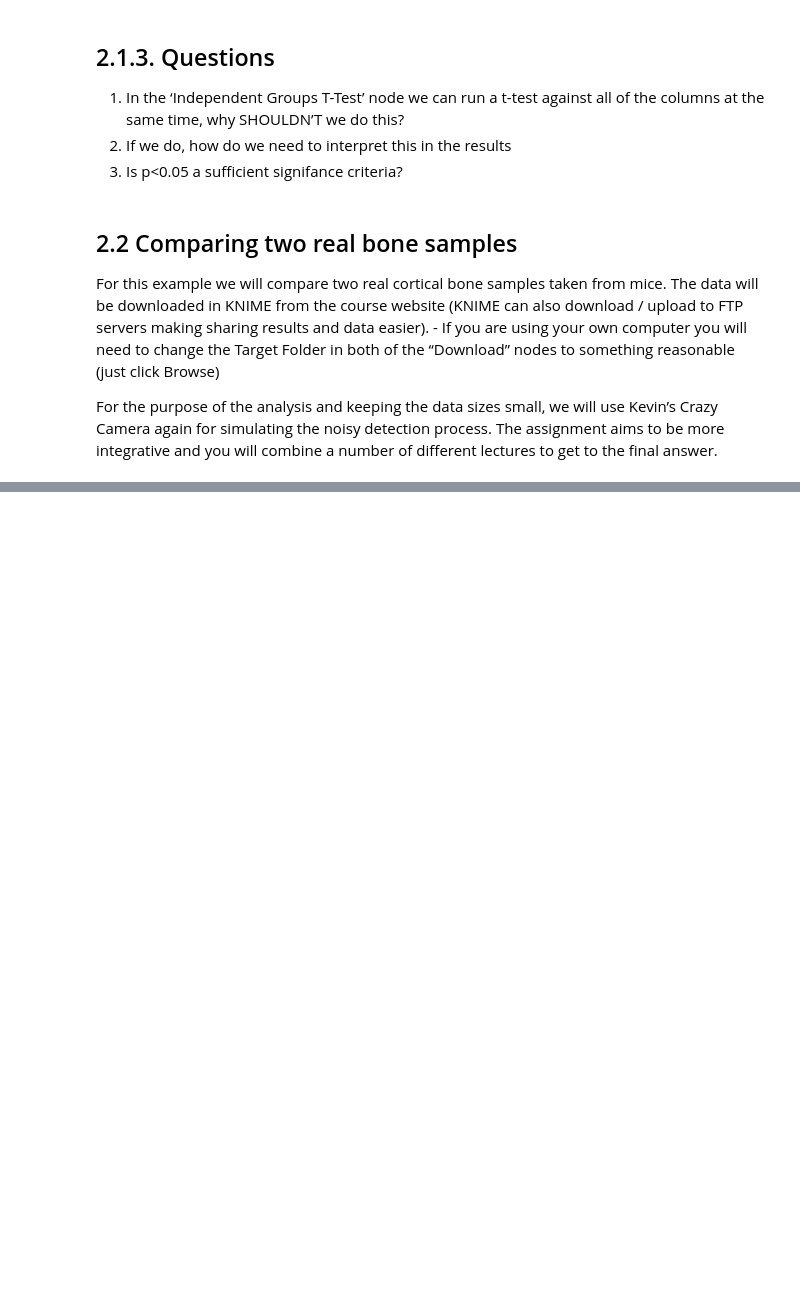
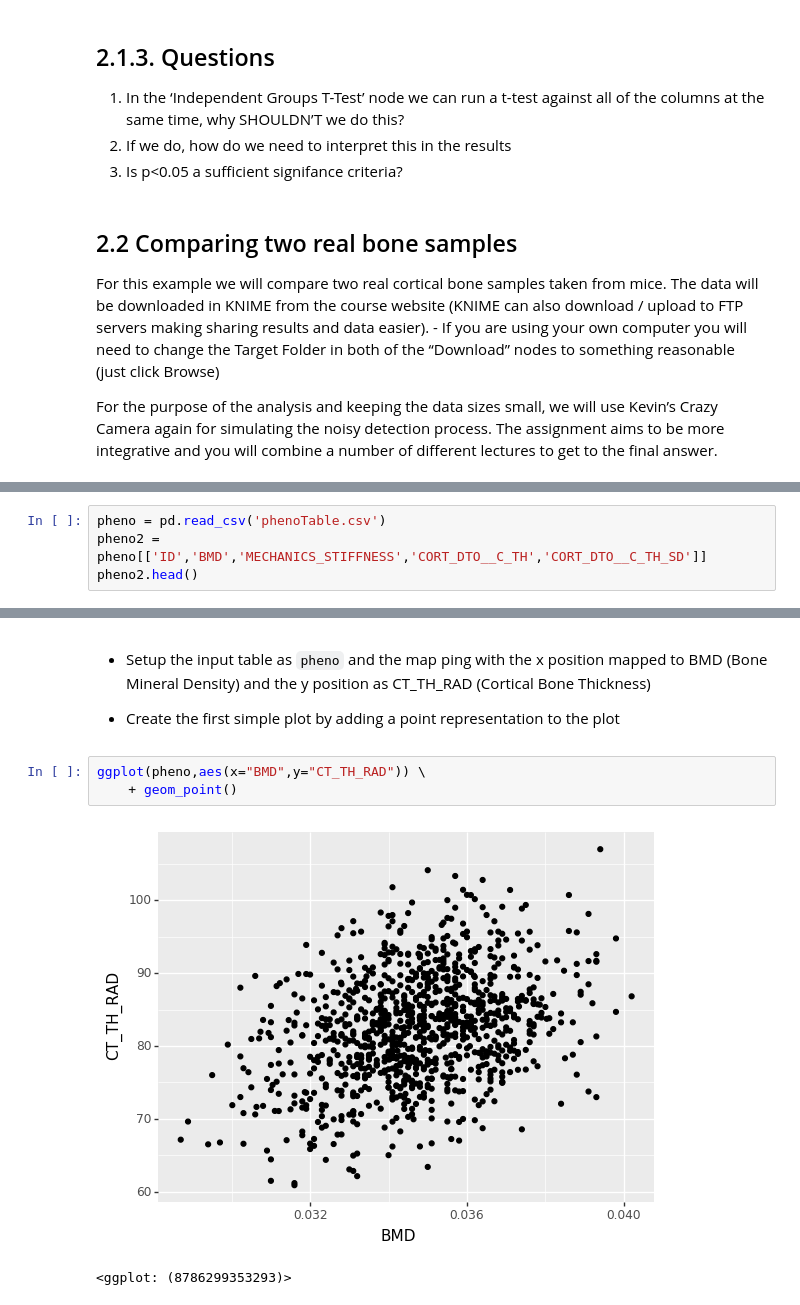
Before and after one commit to kmader/Quantitative-Big-Imaging-2019, a Jupyter notebook: Exercises/10-Statistics_DataFrames/10-Statistics_DataFrames.ipynb, the cells around one changed output, grey strips where cells are left out. Saved outputs shown, nothing was run; the diff lists cells and outputs as text; blank space fills up the shorter version.

````diff
--- a/Exercises/10-Statistics_DataFrames/10-Statistics_DataFrames.ipynb
+++ b/Exercises/10-Statistics_DataFrames/10-Statistics_DataFrames.ipynb
@@ -141,0 +251,4 @@ ggplot(cur.df,aes(x=volume))+
+# %%
+pheno = pd.read_csv('phenoTable.csv')
+pheno2 = pheno[['ID','BMD','MECHANICS_STIFFNESS','CORT_DTO__C_TH','CORT_DTO__C_TH_SD']]
+pheno2.head()
@@ -141,0 +262,10 @@ ggplot(cur.df,aes(x=volume))+
+# %% [markdown]
+- Setup the input table as ```pheno``` and the map	ping with the x position mapped to BMD (Bone Mineral Density) and the y position as CT_TH_RAD (Cortical Bone Thickness)
+
+- Create the first simple plot by adding a point representation to the plot
+# %%
+ggplot(pheno,aes(x="BMD",y="CT_TH_RAD")) \
+    + geom_point()
+# %% [output]
+[figure, added]
+<ggplot: (8786299353293)>
````
Also changed, not shown: parts of 29 cells of this notebook, 6 other files.
